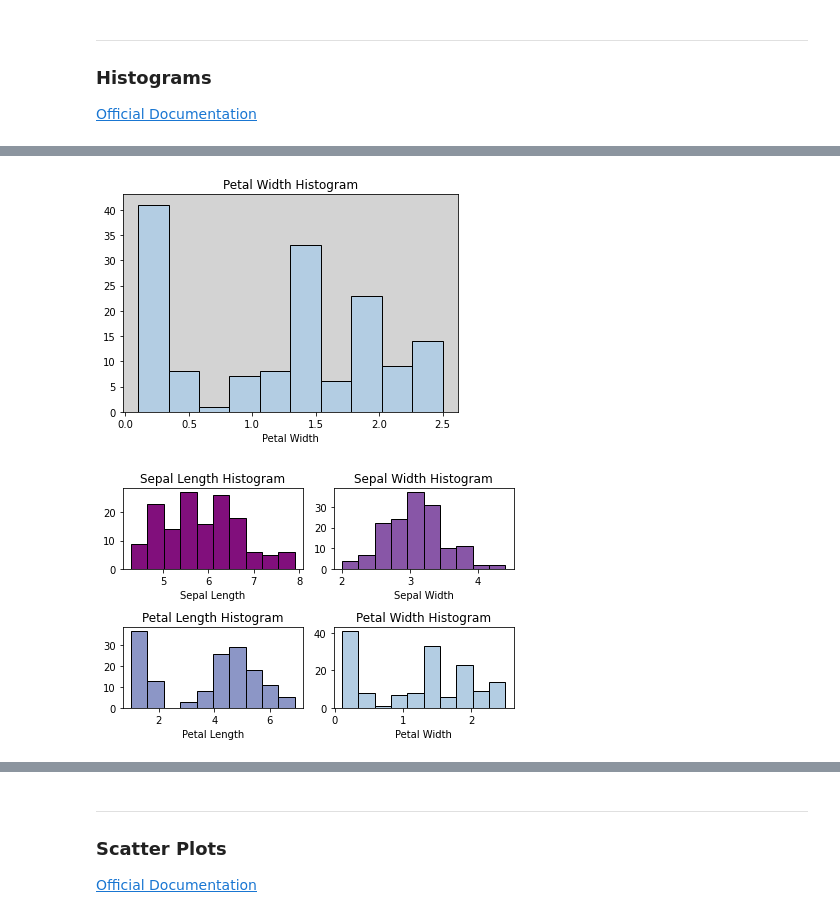
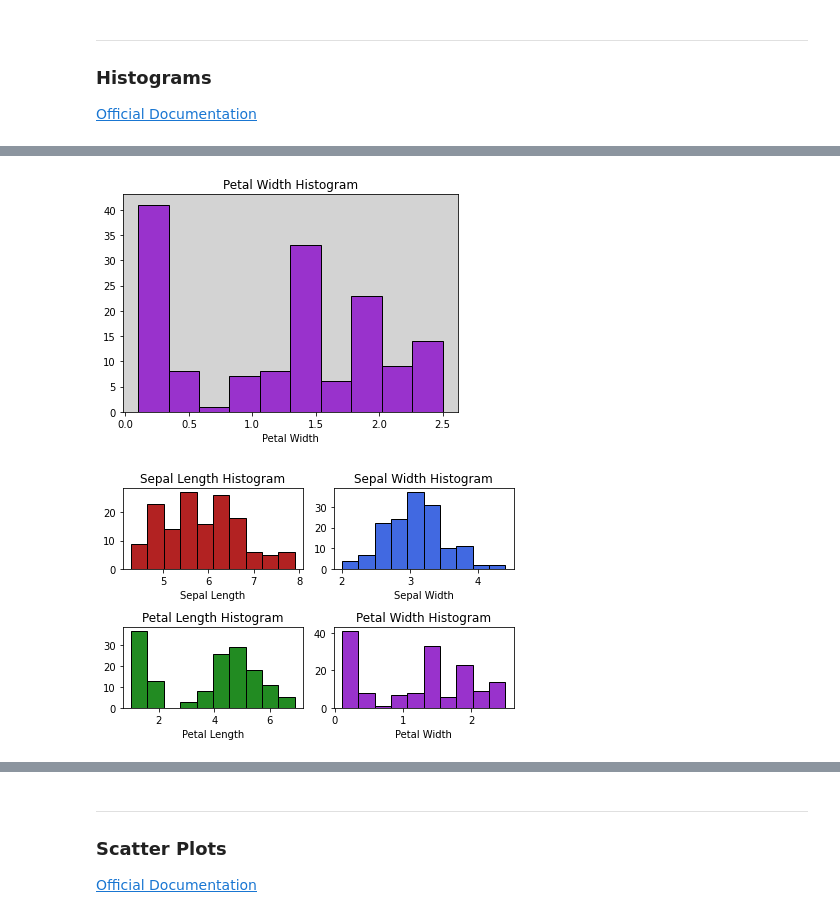
Before and after one commit to ShanePAustin/fundamentals-of-data-analysis, a Jupyter notebook: pyplot.ipynb, the cells around one changed output, grey strips where cells are left out. Cells and saved outputs as stored; diff of their text form; code cells hidden in the pictures.

```diff
--- a/pyplot.ipynb
+++ b/pyplot.ipynb
@@ -346,32 +346,33 @@ ax.set_facecolor("lightgrey")
 # %%
 ax = plt.axes()
-plt.hist(df["Petal Width"], color = "#b3cde3", ec = "black")
+plt.hist(df["Petal Width"], color = "darkorchid", ec = "black")
 plt.title("Petal Width Histogram")
 plt.xlabel("Petal Width")
 ax.set_facecolor("lightgrey")
 # %% [output]
-[figure, old version]
+[figure, new version]
 # %%
 plt.subplot(2,2,1)
-plt.hist(df["Sepal Length"], color = "#810f7c", ec = "black")
+plt.hist(df["Sepal Length"], color = "firebrick", ec = "black")
 plt.title("Sepal Length Histogram")
 plt.xlabel("Sepal Length")
 
 plt.subplot(2,2,2)
-plt.hist(df["Sepal Width"], color = "#8856a7", ec = "black")
+plt.hist(df["Sepal Width"], color = "royalblue", ec = "black")
 plt.title("Sepal Width Histogram")
 plt.xlabel("Sepal Width")
 
 plt.subplot(2,2,3)
-plt.hist(df["Petal Length"], color = "#8c96c6", ec = "black")
+plt.hist(df["Petal Length"], color = "forestgreen", ec = "black")
 plt.title("Petal Length Histogram")
 plt.xlabel("Petal Length")
 
 plt.subplot(2,2,4)
-plt.hist(df["Petal Width"], color = "#b3cde3", ec = "black")
+plt.hist(df["Petal Width"], color = "darkorchid", ec = "black")
 plt.title("Petal Width Histogram")
 plt.xlabel("Petal Width")
 
+#tight layout stops the labels overlapping
 plt.tight_layout()
 # %% [output]
-[figure, old version]
+[figure, new version]
```
Also changed, not shown: parts of 6 cells of this notebook.
